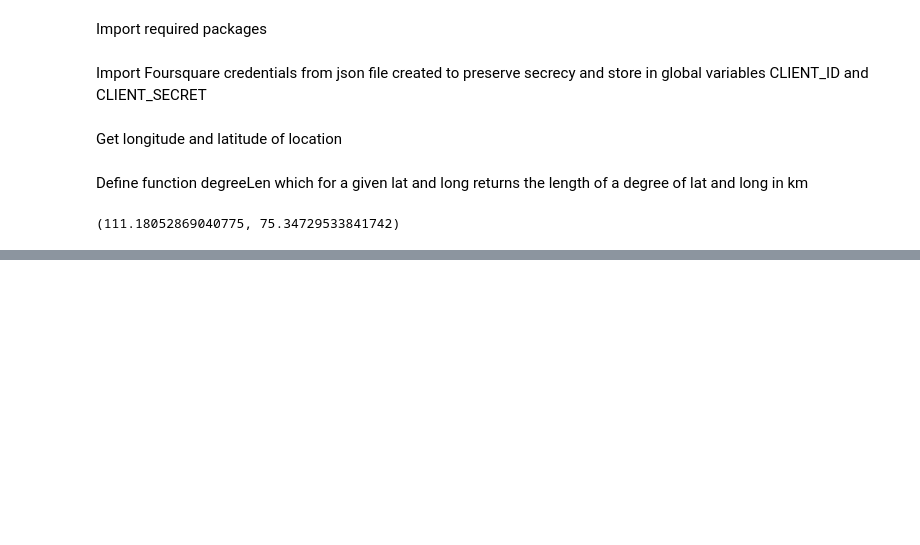
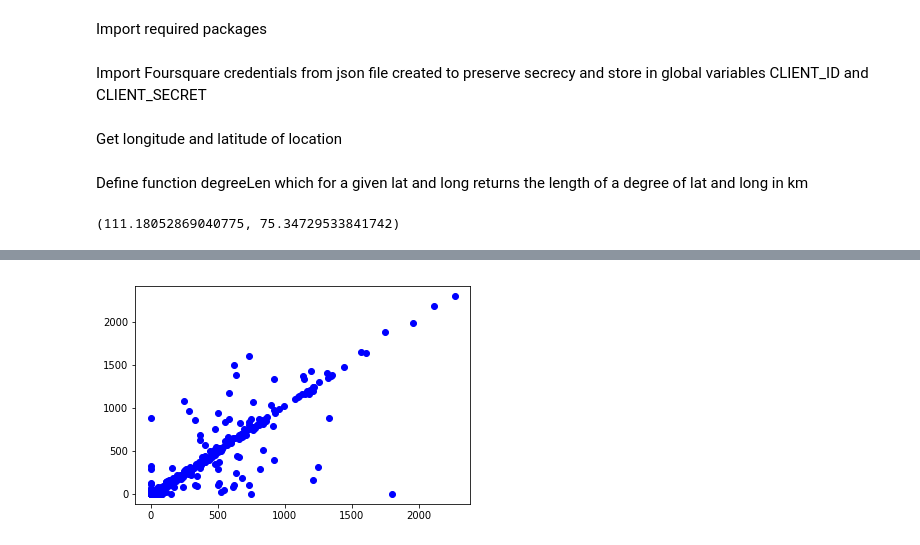
Before and after one commit to MattCommon/coursera-ibm-applied-data-science, a Jupyter notebook: Capstone Project.ipynb, the cells around one changed output, grey strips where cells are left out. Drawn from its saved outputs; the diff is of its cells as text; code cells hidden in the pictures; blank space fills up the shorter version.

```diff
--- a/Capstone Project.ipynb
+++ b/Capstone Project.ipynb
@@ -134,0 +455,7 @@ KeyError: 0
+# %%
+lasso_pred_all = lasso.predict(X)
+# %%
+plt.scatter(np.maximum(lasso_pred_all.astype(int), 0), y, color='blue')
+plt.show()
+# %% [output]
+[figure, added]
```
Also changed, not shown: parts of 49 cells of this notebook.
